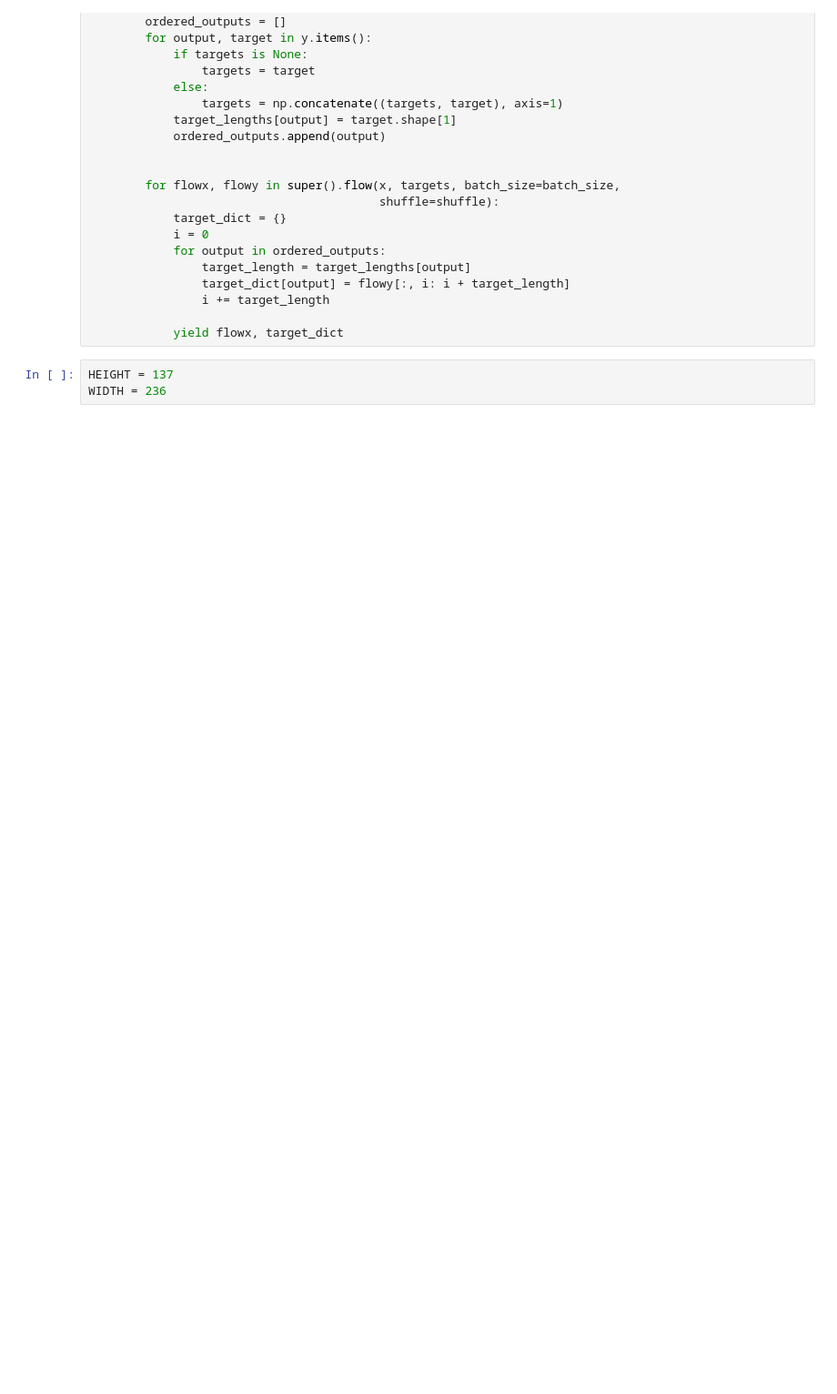
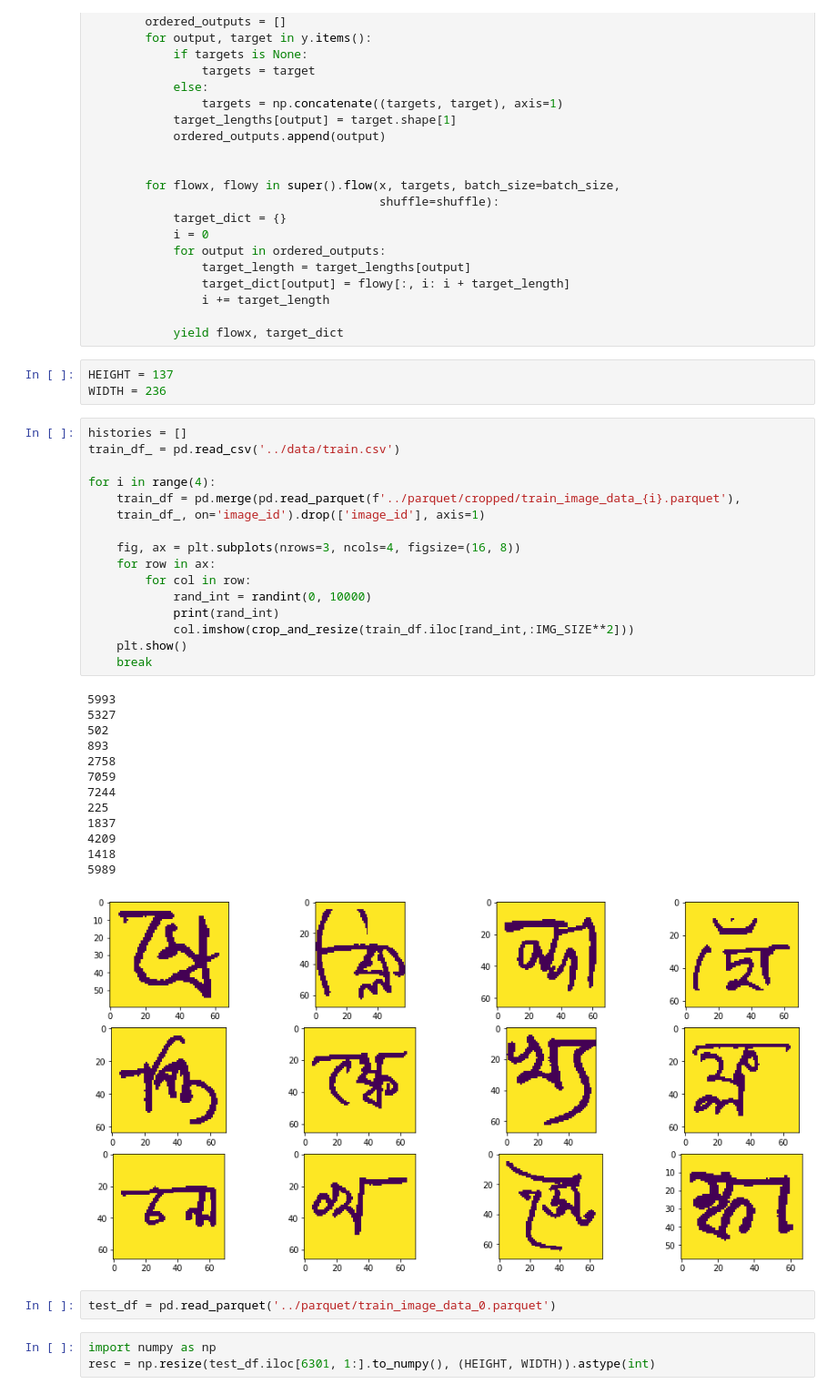
Before and after one commit to rasmusjust91/BengalICharacterRecognition, a Jupyter notebook: notebooks/model_exploration.ipynb, the cells around one changed output. Shown at 91% size. Cells and saved outputs as stored; diff of their text form; blank space fills up the shorter version.

```diff
--- a/notebooks/model_exploration.ipynb
+++ b/notebooks/model_exploration.ipynb
@@ -151,3 +129,38 @@ class MultiOutputDataGenerator(ImageDataGenerator):
 # %%
 HEIGHT = 137
 WIDTH = 236
+# %%
+histories = []
+train_df_ = pd.read_csv('../data/train.csv')
+
+for i in range(4):
+    train_df = pd.merge(pd.read_parquet(f'../parquet/cropped/train_image_data_{i}.parquet'),
+    train_df_, on='image_id').drop(['image_id'], axis=1)
+
+    fig, ax = plt.subplots(nrows=3, ncols=4, figsize=(16, 8))
+    for row in ax:
+        for col in row:
+            rand_int = randint(0, 10000)
+            print(rand_int)
+            col.imshow(crop_and_resize(train_df.iloc[rand_int,:IMG_SIZE**2]))
+    plt.show()
+    break
+# %% [output]
+5993
+5327
+502
+893
+2758
+7059
+7244
+225
+1837
+4209
+1418
+5989
+[figure, added]
+# %%
+test_df = pd.read_parquet('../parquet/train_image_data_0.parquet')
+# %%
+import numpy as np
+resc = np.resize(test_df.iloc[6301, 1:].to_numpy(), (HEIGHT, WIDTH)).astype(int)
```
Also changed, not shown: parts of 8 cells of this notebook, 1 other file.
